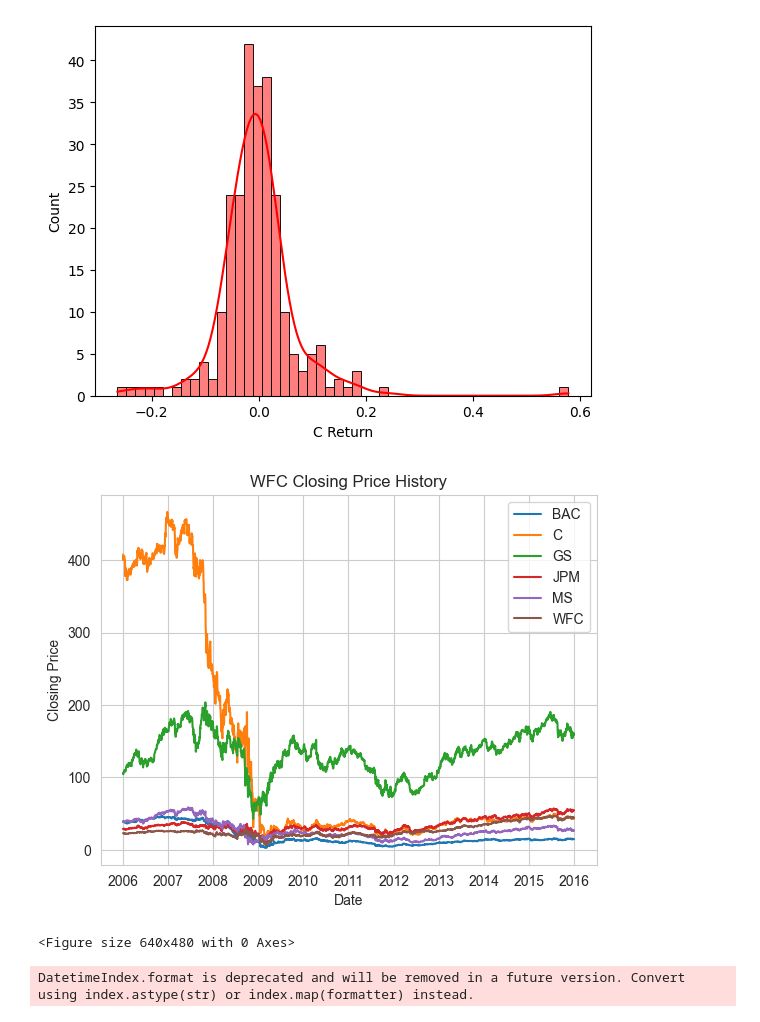
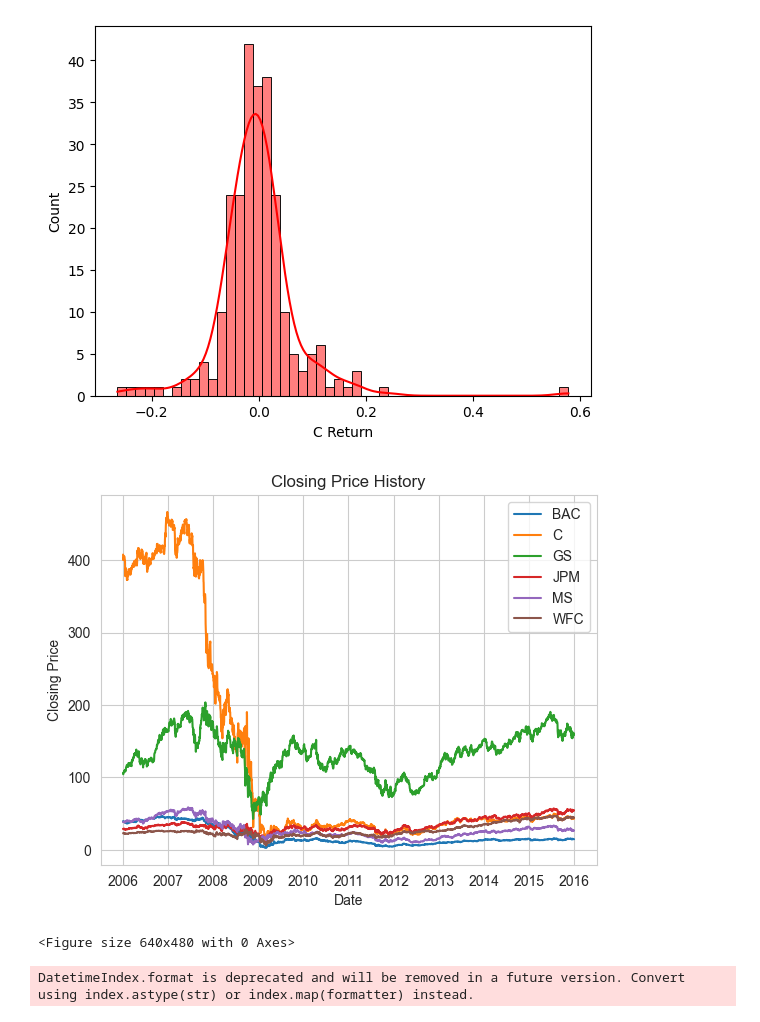
Before and after one commit to DannyCui-2016/Machine-Learning-Approach-Session, a Jupyter notebook: section13 - Data Capstone Project/part4.ipynb, the cells around one changed output. Drawn from its saved outputs; the diff is of its cells as text; code cells hidden in the pictures.

Commit message:
create new plots (#51)
Co-authored-by: KChoi0720 <choicanlight@gmail.com>

```diff
--- a/section13 - Data Capstone Project/part4.ipynb
+++ b/section13 - Data Capstone Project/part4.ipynb
@@ -234,17 +234,17 @@ cf.go_offline()
 # %%
 for tick in tickers:
     sns.lineplot(data=bank_stocks[tick]['Close'],label=tick)
     plt.legend()
-    plt.title(f'{tick} Closing Price History')
+    plt.title('Closing Price History')
     plt.xlabel('Date')
     plt.ylabel('Closing Price')
 
 
 
 plt.show()
 plt.savefig('closing price history.png')
 # %% [output]
-[figure, old version]
+[figure, new version]
 <Figure size 640x480 with 0 Axes>
 # %%
 bank_stocks.xs(key='Close', axis=1, level='Stock Info').iplot()
```
Also changed, not shown: parts of 1 cell of this notebook, 1 other file.
